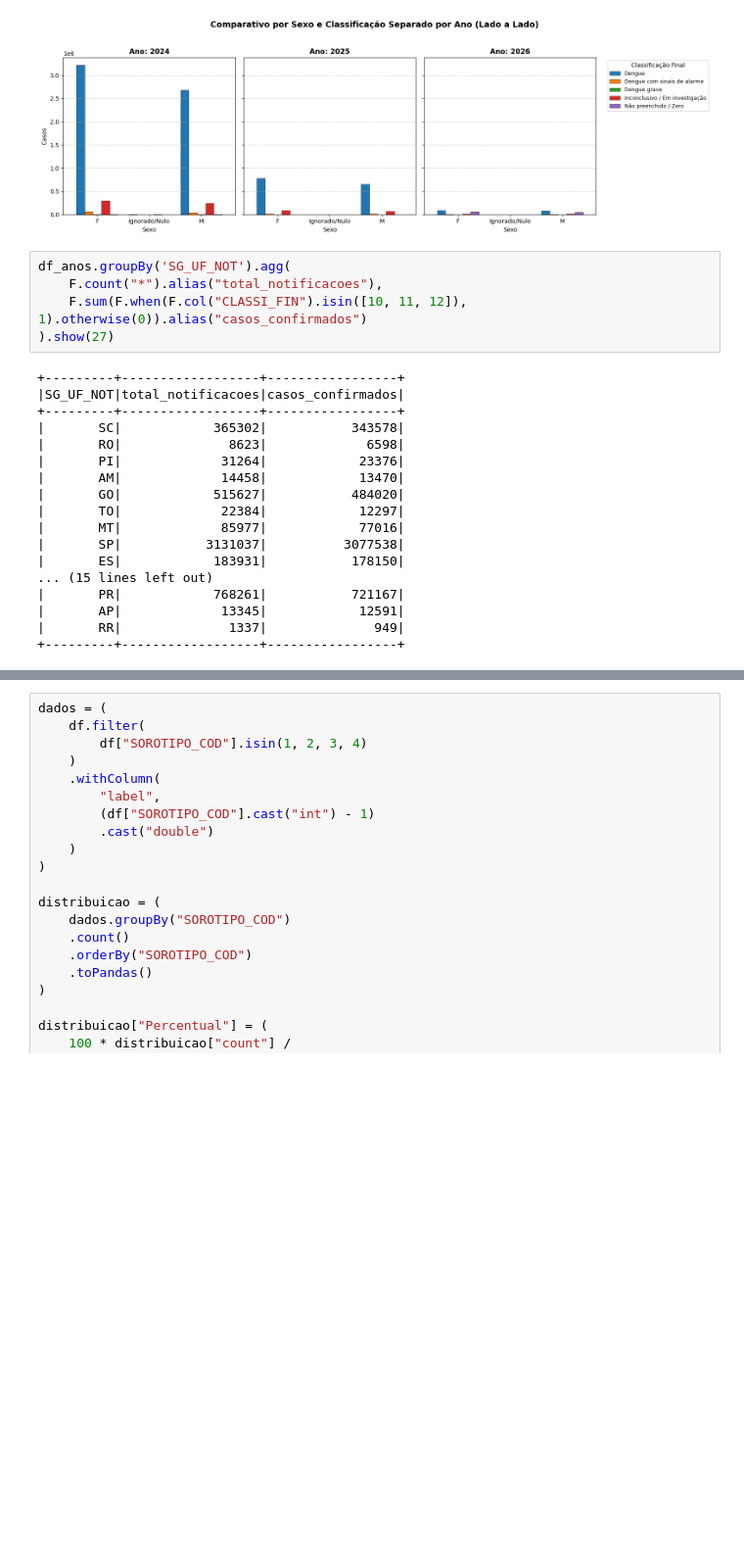
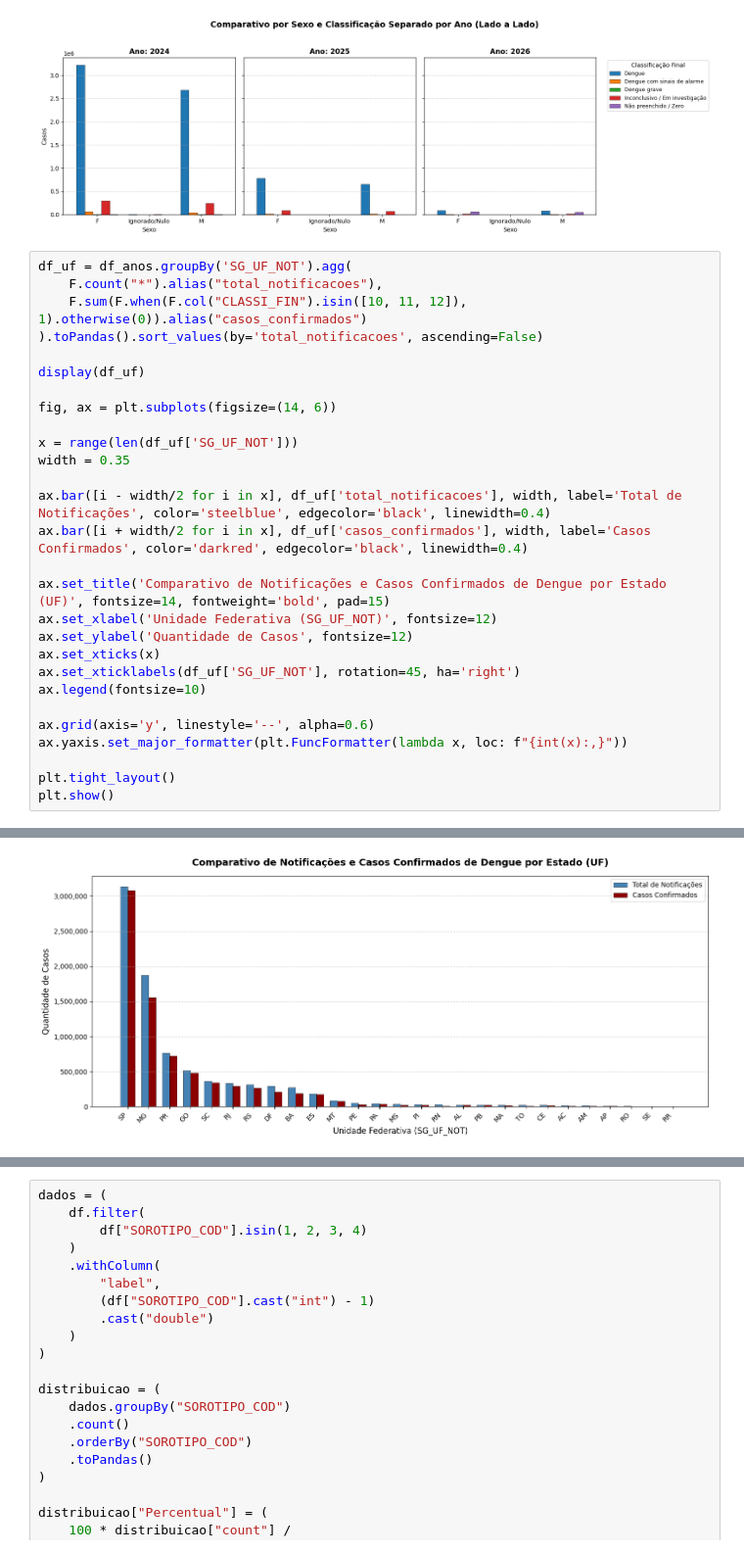
Before and after one commit to LeandroRodriguesCarneiro/pos_graduacao_analise_preparacao_dados, a Jupyter notebook: main.ipynb, the cells around one changed output, grey strips where cells are left out. Shown at 98% size. Saved outputs shown, nothing was run; the diff lists cells and outputs as text; blank space fills up the shorter version.

```diff
--- a/main.ipynb
+++ b/main.ipynb
@@ -659,25 +659,31 @@ plt.show()
 | 43 | 2026 | M | Não preenchido / Zero | 48221 |
 [figure]
 # %%
-df_anos.groupBy('SG_UF_NOT').agg(
+df_uf = df_anos.groupBy('SG_UF_NOT').agg(
     F.count("*").alias("total_notificacoes"),
     F.sum(F.when(F.col("CLASSI_FIN").isin([10, 11, 12]), 1).otherwise(0)).alias("casos_confirmados")
-).show(27)
+).toPandas().sort_values(by='total_notificacoes', ascending=False)
+
+display(df_uf)
+
+fig, ax = plt.subplots(figsize=(14, 6))
+
+x = range(len(df_uf['SG_UF_NOT']))
+width = 0.35
+
+ax.bar([i - width/2 for i in x], df_uf['total_notificacoes'], width, label='Total de Notificações', color='steelblue', edgecolor='black', linewidth=0.4)
+ax.bar([i + width/2 for i in x], df_uf['casos_confirmados'], width, label='Casos Confirmados', color='darkred', edgecolor='black', linewidth=0.4)
+
+ax.set_title('Comparativo de Notificações e Casos Confirmados de Dengue por Estado (UF)', fontsize=14, fontweight='bold', pad=15)
+ax.set_xlabel('Unidade Federativa (SG_UF_NOT)', fontsize=12)
+ax.set_ylabel('Quantidade de Casos', fontsize=12)
+ax.set_xticks(x)
+ax.set_xticklabels(df_uf['SG_UF_NOT'], rotation=45, ha='right')
+ax.legend(fontsize=10)
+
+ax.grid(axis='y', linestyle='--', alpha=0.6)
+ax.yaxis.set_major_formatter(plt.FuncFormatter(lambda x, loc: f"{int(x):,}"))
+
+plt.tight_layout()
+plt.show()
 # %% [output]
-+---------+------------------+-----------------+
-|SG_UF_NOT|total_notificacoes|casos_confirmados|
-+---------+------------------+-----------------+
-|       SC|            365302|           343578|
-|       RO|              8623|             6598|
-|       PI|             31264|            23376|
-|       AM|             14458|            13470|
-|       GO|            515627|           484020|
-|       TO|             22384|            12297|
-|       MT|             85977|            77016|
-|       SP|           3131037|          3077538|
-|       ES|            183931|           178150|
-... (15 lines left out)
-|       PR|            768261|           721167|
-|       AP|             13345|            12591|
-|       RR|              1337|              949|
-+---------+------------------+-----------------+
@@ -684 +707,2 @@ df_anos.groupBy('SG_UF_NOT').agg(
+[figure, added]
 # %%
```
Also changed, not shown: parts of 2 cells of this notebook.
